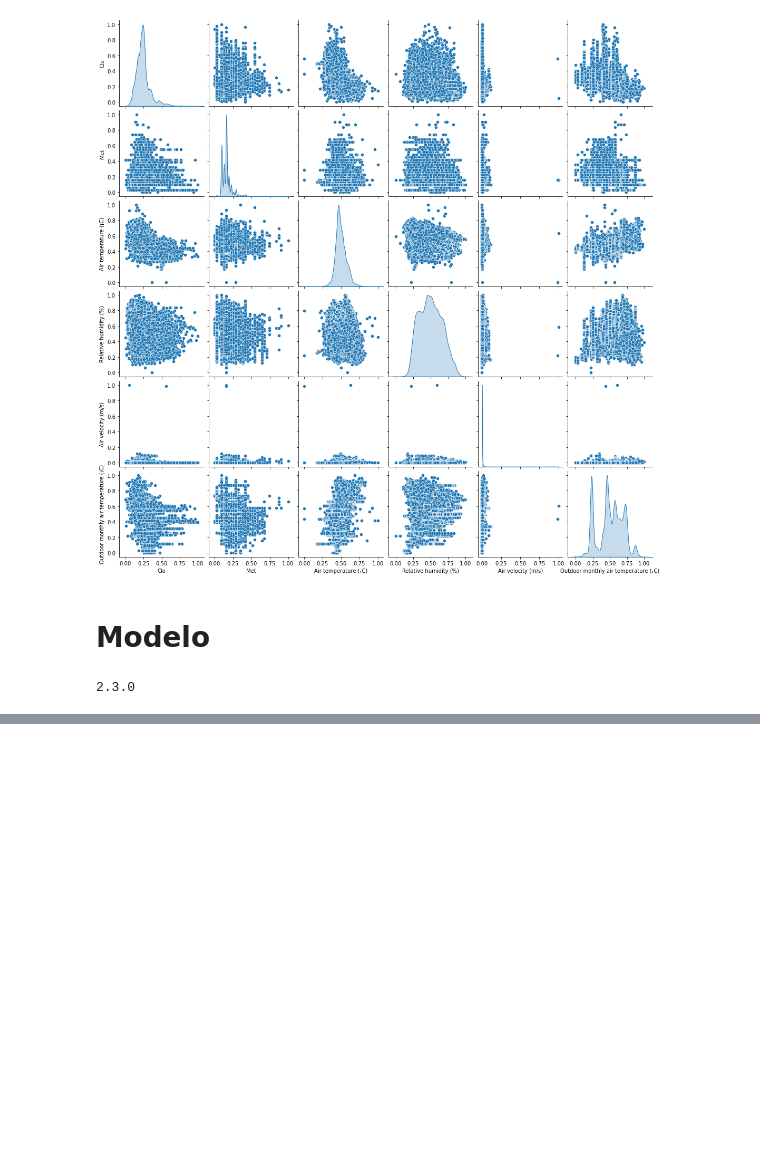
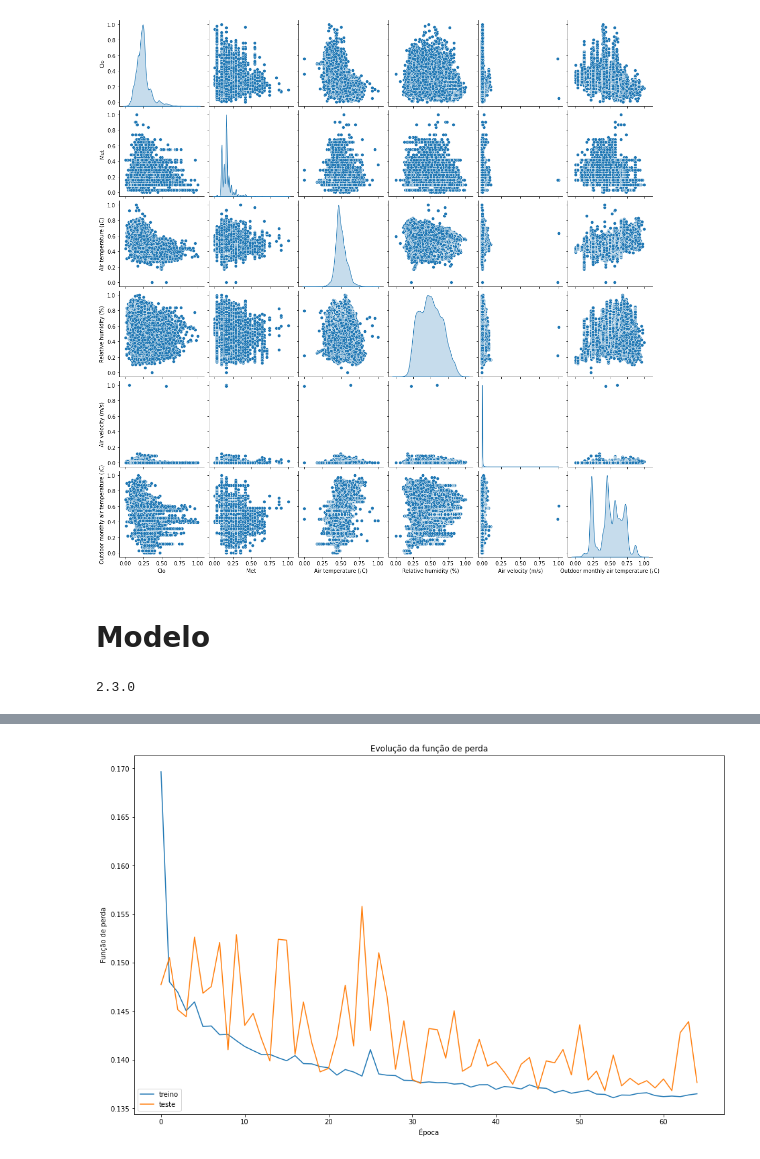
Before and after one commit to demusis/pvmrna_ASHRAE, a Jupyter notebook: conforto_ambiental_defesa.ipynb, the cells around one changed output, grey strips where cells are left out. Cells and saved outputs as stored; diff of their text form; code cells hidden in the pictures; blank space fills up the shorter version.

```diff
--- a/conforto_ambiental_defesa.ipynb
+++ b/conforto_ambiental_defesa.ipynb
@@ -284,0 +288,18 @@ print(fim - inicio)
+# %%
+history = modelo_final[1]
+# %%
+import matplotlib.pyplot as plt
+from matplotlib.pyplot import figure
+
+plt.rcParams['figure.figsize'] = [40/2.54, 25/2.54]
+# %%
+# summarize history for loss
+plt.plot(history.history['loss'])
+plt.plot(history.history['val_loss'])
+plt.title('Evolução da função de perda')
+plt.ylabel('Função de perda')
+plt.xlabel('Época')
+plt.legend(['treino', 'teste'], loc='lower left')
+plt.show()
+# %% [output]
+[figure, added]
```
Also changed, not shown: parts of 15 cells of this notebook.
